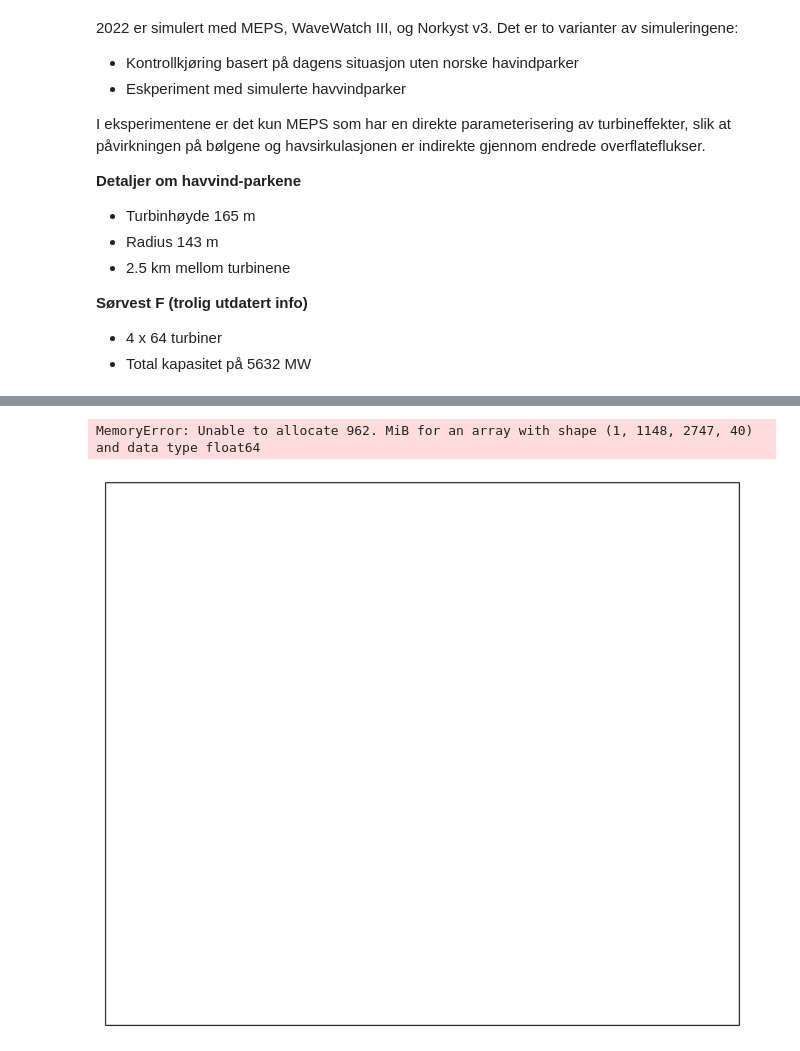
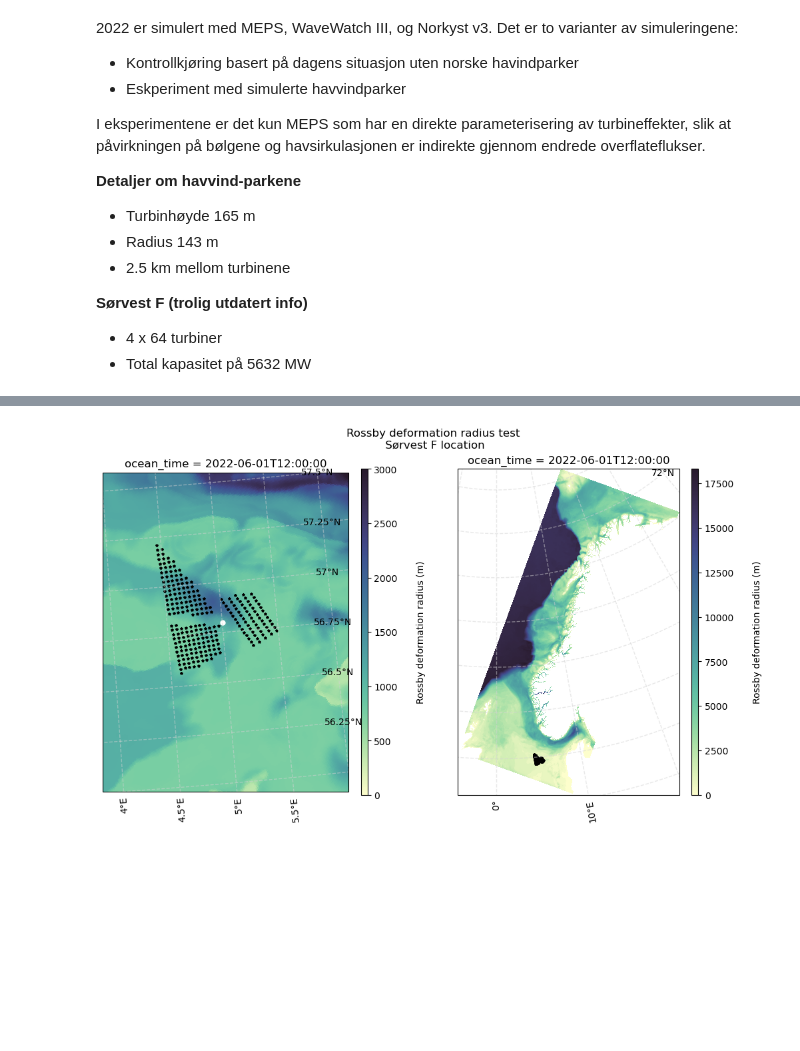
Before and after one commit to kjes4pres/MET_sommer25, a Jupyter notebook: windmill_analysis.ipynb, the cells around one changed output, grey strips where cells are left out. Saved outputs shown, nothing was run; the diff lists cells and outputs as text; code cells hidden in the pictures; blank space fills up the shorter version.

```diff
--- a/windmill_analysis.ipynb
+++ b/windmill_analysis.ipynb
@@ -38,6 +38,12 @@ test, xgrid = xroms.roms_dataset(test, include_cell_volume=True)
 # %%
 # Reading in the turbine coordinates
 sorvest_F = get_turbine_coords('/lustre/storeB/project/nwp/havvind/turbine_coordinates/windfarms_Sorvest_F.txt')
+# %%
+# Find coordinates of midpoint of Sørvest F
+target_lon = 5.0
+target_lat = 56.8
+
+i_loc, j_loc = get_windpark_midpoint_indices(test, target_lon, target_lat)
 # %%
 proj = ccrs.Mercator()
 fig, ax = plt.subplots(1,2, figsize = (10, 6), subplot_kw={'projection':proj}, constrained_layout=True)
@@ -80,8 +90,5 @@ R_test = rossby_radius(test.f, test.rho, test.z_w, xgrid)
-# %%
-proj = ccrs.Mercator()
-fig, ax = plt.subplots(figsize = (10, 6), subplot_kw={'projection':proj}, constrained_layout=True)
-
-R_test.plot(ax = ax, x='lon_rho', y='lat_rho', transform=ccrs.PlateCarree())
-# %% [output]
-MemoryError: Unable to allocate 962. MiB for an array with shape (1, 1148, 2747, 40) and data type float64
-[figure, removed]
+# %%
+plot_map_Rossby_radius(ds=test, R=R_test, windpark=sorvest_F, exp_name='test',
+    time_idx=0, i_loc=i_loc, j_loc=j_loc)
+# %% [output]
+[figure, added]
```
Also changed, not shown: parts of 24 cells of this notebook.
